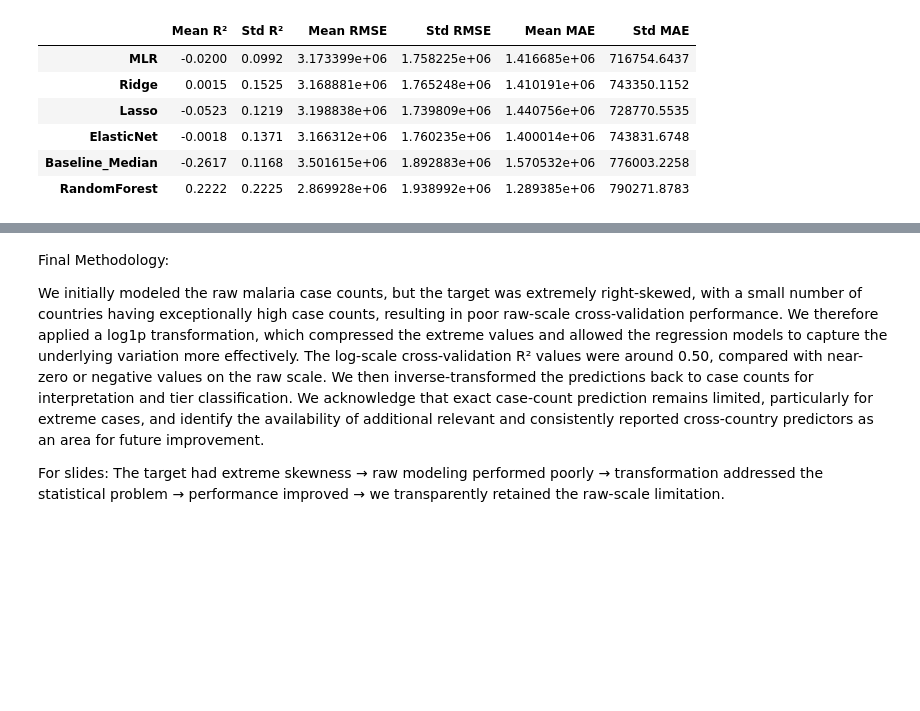
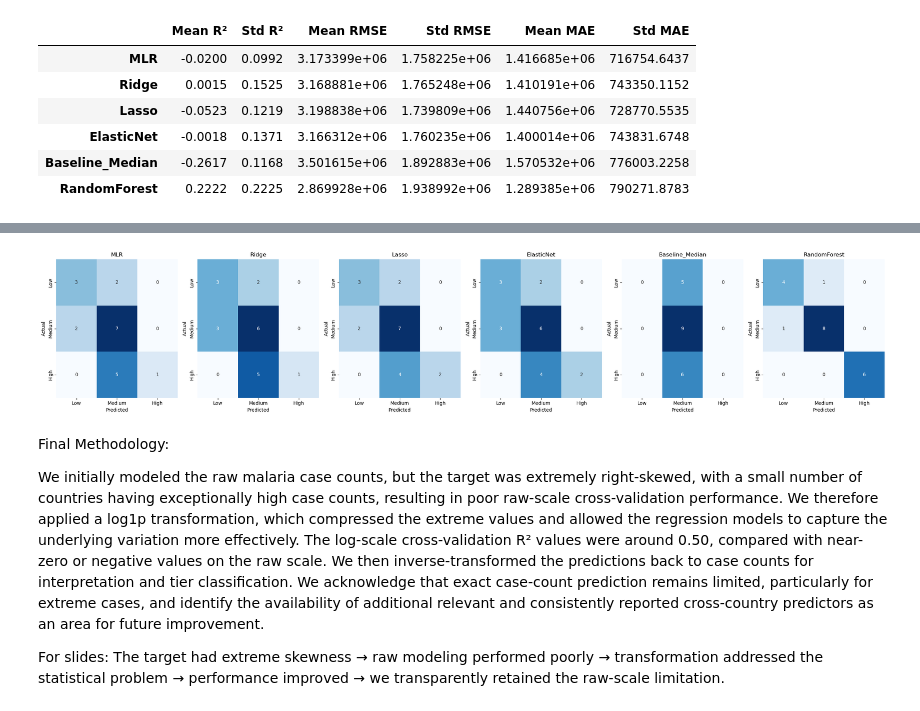
Before and after one commit to ZacharyMalonjao/Capstone2-A3101-Group2-SY26-27, a Jupyter notebook: ipynb_notebooks/02_model_training.ipynb, the cells around one changed output, grey strips where cells are left out. Saved outputs shown, nothing was run; the diff lists cells and outputs as text; code cells hidden in the pictures; blank space fills up the shorter version.

```diff
--- a/ipynb_notebooks/02_model_training.ipynb
+++ b/ipynb_notebooks/02_model_training.ipynb
@@ -778,3 +744,29 @@ raw_cv_full_results_df.round(4)
+# %%
+#Chart showing the case tier prediction
+fig, axes = plt.subplots(1, 6, figsize=(25, 5))
+
+for ax, (name, pipe) in zip(axes, pipelines.items()):
+    preds_log = pipe.predict(X_test)
+
+    # Convert predictions back to actual malaria case counts
+    preds_raw = np.expm1(preds_log)
+
+    pred_tiers = to_tier(preds_raw, q1, q3)
+    cm = confusion_matrix(y_test_tiers, pred_tiers, labels=['Low', 'Medium', 'High'])
+
+    sns.heatmap(cm, annot=True, fmt='d', cmap='Blues',
+                xticklabels=['Low', 'Medium', 'High'],
+                yticklabels=['Low', 'Medium', 'High'],
+                ax=ax, cbar=False)
+    ax.set_title(name)
+    ax.set_xlabel('Predicted')
+    ax.set_ylabel('Actual')
+
+plt.tight_layout()
+plt.savefig('../figures/confusion_matrices_all_models.png', dpi=300, bbox_inches='tight')
+plt.show()
+# %% [output]
+[figure, added]
 # %% [markdown]
 Final Methodology:
 
```
Also changed, not shown: parts of 9 cells of this notebook.
